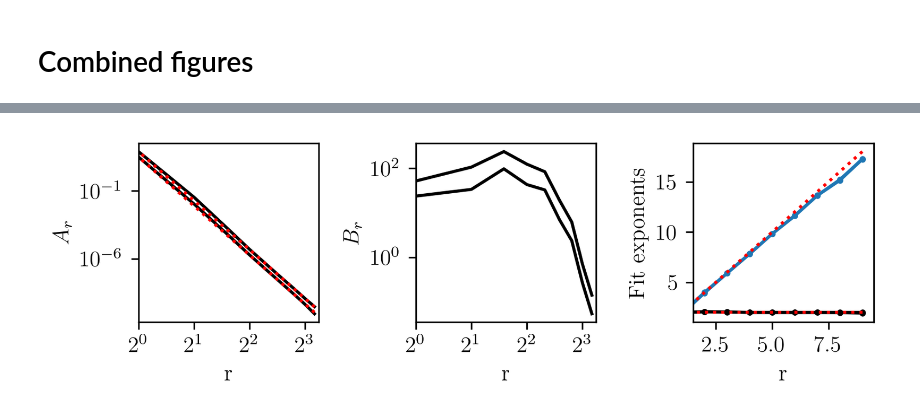
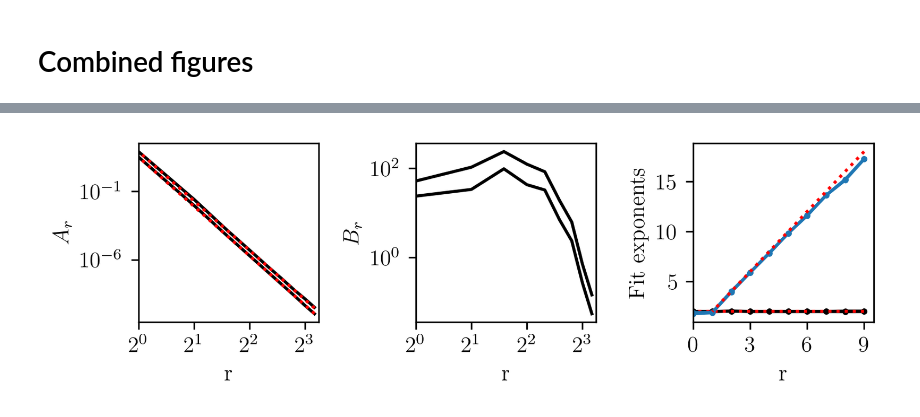
Before and after one commit to mkm2/WorkingFolder, a Jupyter notebook: final_runs/chapter_3/Krylov/ShortTimes.ipynb, the cells around one changed output, grey strips where cells are left out. Cells and saved outputs as stored; diff of their text form; code cells hidden in the pictures.

```diff
--- a/final_runs/chapter_3/Krylov/ShortTimes.ipynb
+++ b/final_runs/chapter_3/Krylov/ShortTimes.ipynb
@@ -719,8 +865,8 @@ plt.show()
 # %% [markdown]
 # XX Commutator
 # %%
-res_xx = data_xx[0][:,:,0,0]
-res_xx_nn = data_xx[1][:,:,0,0]
+res_xx = data_xx[0][:,:,0]
+res_xx_nn = data_xx[1][:,:,0]
 red_xx = np.zeros((res_xx.shape[0],N//2+1))
 red_xx_nn = np.zeros((res_xx.shape[0],N//2+1))
 
@@ -747,10 +893,10 @@ axs[3].pcolormesh(range(0,N),T[0:85],res_xx_nn[0:85,:],cmap="viridis")
 # %%
 popt_xx = []
 perr_xx = []
-tfitmax = [35,35,25,25,25,25,25,15,15]
-tfitmin = [0,0,0,0,0,0,0,0,0]
+tfitmax = [45,45,35,35,25,25,15,10,10,10]
+tfitmin = [0,0,0,0,0,0,0,0,0,0]
 tmin = [1,1,1,1,1,1,1,1,1]
-for j in range(0,9):
+for j in range(0,10):
     poptj, pcovj = curve_fit(model,T[tfitmin[j]:tfitmax[j]],red_xx[tfitmin[j]:tfitmax[j],j])
     popt_xx.append(poptj)
     perr_xx.append(np.sqrt(np.diag(pcovj)))
@@ -770,9 +916,9 @@ for j in range(0,9):
 # %%
 popt_xx_nn = []
 perr_xx_nn = []
-tfitmax_nn = [65,65,60,60,55,55,50,50,50]
-tfitmin_nn = [57,54,50,44,37,27,10,0,0]
-for j in range(0,9):
+tfitmax_nn = [65,65,60,60,55,55,50,50,50,50]
+tfitmin_nn = [57,54,50,44,37,27,10,0,0,0]
+for j in range(0,10):
     poptj_nn, pcovj_nn = curve_fit(model,T[tfitmin_nn[j]:tfitmax_nn[j]],red_xx_nn[tfitmin_nn[j]:tfitmax_nn[j],j])
     popt_xx_nn.append(poptj_nn)
     perr_xx_nn.append(np.sqrt(np.diag(pcovj_nn)))
@@ -807,0 +954,3 @@ for j in range(0,8):
+# %%
+for j in range(0,10):
+    print((popt_xx[j][1]-2)/2*100)
@@ -1008,39 +1182,38 @@ ax1.plot(rvals[0:9],5*16/rvals[0:9]**12,ls="dotted",c="red")
 ax1.set_yscale("log")
 ax1.set_xscale("log",base=2)
 ax1.set_xticks([1,2,4,8])
 ax1.set_xlim(1,N//2+0.5)
 ax1.set_xlabel("r")
 ax1.set_ylabel(r"$A_r$")
 
 
 ax2.plot(rvals[0:9],[popt_zz_nn[j][0] for j in range(0,9)],c="black")
 
 #ax2.plot(rvals[0:8],32/rvals[0:8]**12,ls="dotted",c="red")
 ax2.plot(rvals[0:9],[popt_xx_nn[j][0] for j in range(0,9)],c="black")
 #ax2.plot(rvals[0:8],5*16/rvals[0:8]**12,ls="dotted",c="red")
 ax2.set_yscale("log")
 ax2.set_xscale("log",base=2)
 ax2.set_xticks([1,2,4,8])
 ax2.set_xlim(1,N//2+0.5)
 ax2.set_xlabel("r")
 ax2.set_ylabel(r"$B_r$")
 
 
-ax3.plot(rvals[0:9],[popt_zz[j][1] for j in range(0,9)],marker="o",ms=2,c="black")
-ax3.plot(rvals[0:9],[popt_xx[j][1] for j in range(0,9)],marker="o",ms=2,c="black")
-ax3.plot(rvals[0:9],2*np.ones(9),ls="dotted",c="red")
+ax3.plot(rvals[0:10],[popt_zz[j][1] for j in range(0,10)],marker="o",ms=2,c="black")
+ax3.plot(rvals[0:10],[popt_xx[j][1] for j in range(0,10)],marker="o",ms=2,c="black")
+ax3.plot(rvals[0:10],2*np.ones(10),ls="dotted",c="red")
 
-ax3.plot(rvals[0:9],[popt_zz_nn[j][1] for j in range(0,9)],marker="o",ms=2,c="C0")
-ax3.plot(rvals[0:9],[popt_xx_nn[j][1] for j in range(0,9)],marker="o",ms=2,c="C0")
+ax3.plot(rvals[0:10],[popt_zz_nn[j][1] for j in range(0,10)],marker="o",ms=2,c="C0")
+ax3.plot(rvals[0:10],[popt_xx_nn[j][1] for j in range(0,10)],marker="o",ms=2,c="C0")
 ax3.plot(rvals[0:9],2*rvals[0:9],ls="dotted",c="red")
 ax3.set_ylabel("Fit exponents")
 ax3.set_xlabel("r")
-#ax3.set_yscale("log")
-#ax3.set_xscale("log",base=2)
-ax3.set_xlim(2-0.5,N//2+0.5)
+ax3.set_xlim(0,N//2+0.5)
+ax3.set_xticks([0,3,6,9])
 
 plt.tight_layout()
 plt.savefig(figurepath/"fit_params_all.pdf",format="pdf",bbox_inches='tight',dpi=600)
 plt.show()
 # %% [output]
-[figure, old version]
+[figure, new version]
```
Also changed, not shown: parts of 40 cells of this notebook, 37 other files.
